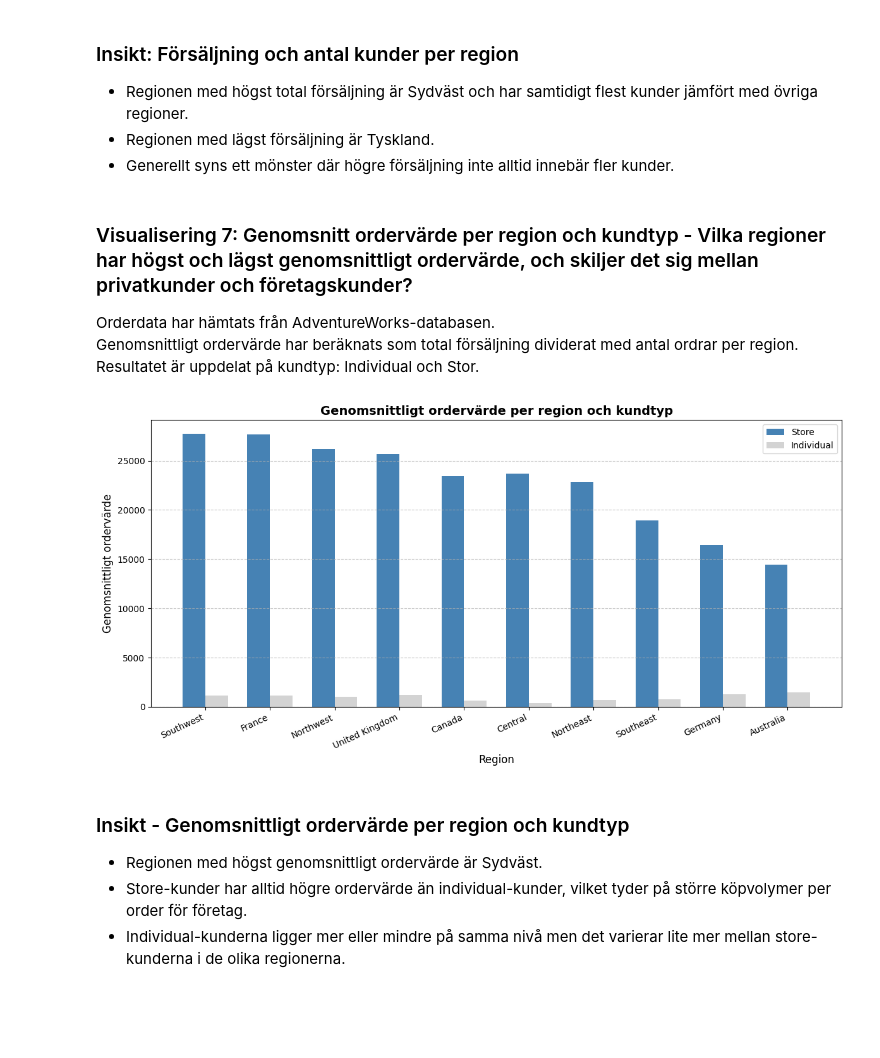
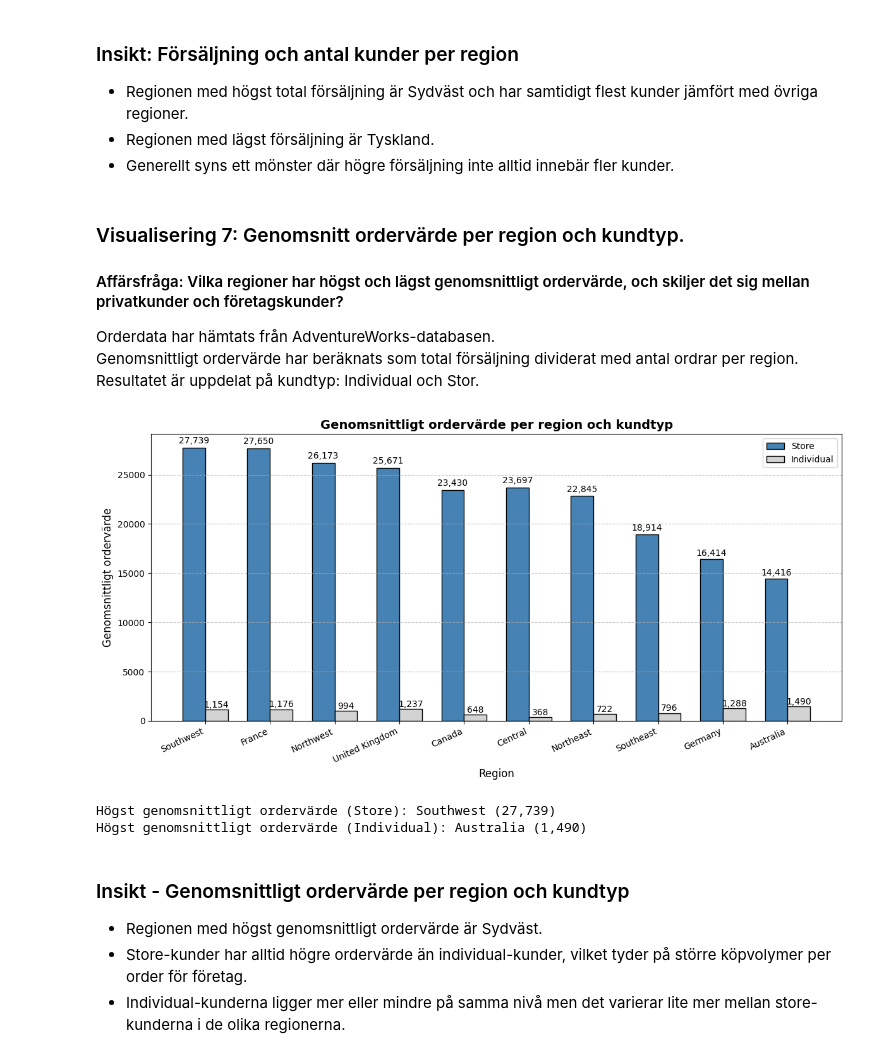
Before and after one commit to Linda6444/AdventureWorks_analysis, a Jupyter notebook: notebooks/AdventureWorks_analysis.ipynb, the cells around one changed output. Cells and saved outputs as stored; diff of their text form; code cells hidden in the pictures; blank space fills up the shorter version.

```diff
--- a/notebooks/AdventureWorks_analysis.ipynb
+++ b/notebooks/AdventureWorks_analysis.ipynb
@@ -344,10 +360,13 @@ Hämtade TotalSales per produkt från SalesOrderDetail, summerade, sorterade och
 query_vis5 = """
 SELECT TOP 10
     p.Name AS ProductName,
+    pc.Name AS CategoryName,
     SUM(sod.LineTotal) AS TotalSales
 FROM Sales.SalesOrderDetail AS sod
 INNER JOIN Production.Product AS p ON sod.ProductID = p.ProductID
-GROUP BY p.Name
+INNER JOIN Production.ProductSubcategory AS psc ON p.ProductSubcategoryID = psc.ProductSubcategoryID
+INNER JOIN Production.ProductCategory AS pc ON psc.ProductCategoryID = pc.ProductCategoryID
+GROUP BY p.Name, pc.Name
 ORDER BY TotalSales DESC;
 """
 
@@ -357,7 +376,6 @@ top_product = df_vis5.iloc[0]['ProductName']
 top_sales = df_vis5.iloc[0]['TotalSales']
 print(f"Top 1 produkt: {top_product} ({top_sales:,.0f})")
 
-display(df_vis5)
 
 fig, ax = plt.subplots(figsize=(10,6))
 bars = ax.barh(df_vis5['ProductName'], df_vis5['TotalSales'], color='skyblue', edgecolor='black', alpha=0.8)
@@ -365,13 +383,12 @@ ax.invert_yaxis()
 
 for bar in bars:
     width = bar.get_width()
-    ax.text(width, bar.get_y() + bar.get_height()/2, f'{width:,.0f}', va='center')
+    ax.text(width + top_sales*0.01, bar.get_y() + bar.get_height()/2, f'{width:,.0f}', va='center', fontsize=10)
 
 ax.set_title('Top 10 produkter efter försäljning', fontsize=14, fontweight='bold')
 ax.set_xlabel('Total försäljning', fontsize=12)
 ax.set_ylabel('Produkt', fontsize=12)
 
-plt.yticks(rotation=25)
 plt.tight_layout()
 plt.show()
 # %% [output]
@@ -451,13 +474,14 @@ plt.show()
 - Regionen med lägst försäljning är Tyskland.
 - Generellt syns ett mönster där högre försäljning inte alltid innebär fler kunder.
 # %% [markdown]
-### Visualisering 7: Genomsnitt ordervärde per region och kundtyp - Vilka regioner har högst och lägst genomsnittligt ordervärde, och skiljer det sig mellan privatkunder och företagskunder?
+### Visualisering 7: Genomsnitt ordervärde per region och kundtyp.
+
+#### Affärsfråga: Vilka regioner har högst och lägst genomsnittligt ordervärde, och skiljer det sig mellan privatkunder och företagskunder?
 
 Orderdata har hämtats från AdventureWorks-databasen.
 Genomsnittligt ordervärde har beräknats som total försäljning dividerat med antal ordrar per region.
 Resultatet är uppdelat på kundtyp: Individual och Stor.
 # %%
-
 query_vis7 = """
 SELECT
     st.Name AS Region,
@@ -475,43 +499,53 @@ GROUP BY
     st.Name,
     CASE
         WHEN c.StoreID IS NOT NULL THEN 'Store'
         ELSE 'Individual'
     END
 """
 
 df_vis7 = query_df(query_vis7)
 
-
-pivot_df = df_vis7.pivot(index='Region', columns='CustomerType', values='AvgOrderValue')
-
-pivot_df = pivot_df.fillna(0)
-
+pivot_df = df_vis7.pivot(index='Region', columns='CustomerType', values='AvgOrderValue').fillna(0)
 pivot_df['Total'] = pivot_df['Store'] + pivot_df['Individual']
-
 pivot_df = pivot_df.sort_values('Total', ascending=False).reset_index()
 
 x = np.arange(len(pivot_df))
 width = 0.35
 
-
 fig, ax = plt.subplots(figsize=(12,6))
 
-bars1 = ax.bar(x - width/2, pivot_df['Store'], width, label='Store', color='steelblue')
-bars2 = ax.bar(x + width/2, pivot_df['Individual'], width, label='Individual', color='lightgrey')
+bars1 = ax.bar(x - width/2, pivot_df['Store'], width, label='Store', color='steelblue', edgecolor='black')
+bars2 = ax.bar(x + width/2, pivot_df['Individual'], width, label='Individual', color='lightgrey', edgecolor='black')
+
+for bar in bars1:
+    height = bar.get_height()
+    ax.text(bar.get_x() + bar.get_width()/2, height*1.01, f'{height:,.0f}', ha='center', va='bottom')
+
+for bar in bars2:
+    height = bar.get_height()
+    ax.text(bar.get_x() + bar.get_width()/2, height*1.01, f'{height:,.0f}', ha='center', va='bottom')
 
 ax.set_title('Genomsnittligt ordervärde per region och kundtyp', fontsize=14, fontweight='bold')
 ax.set_xlabel('Region', fontsize=12)
 ax.set_ylabel('Genomsnittligt ordervärde', fontsize=12)
 ax.set_xticks(x)
 ax.set_xticklabels(pivot_df['Region'], rotation=25, ha='right')
 
 ax.legend()
 ax.grid(axis='y', linestyle='--', alpha=0.7)
 
 plt.tight_layout()
 plt.show()
+
+max_store = pivot_df.loc[pivot_df['Store'].idxmax()]
+max_individual = pivot_df.loc[pivot_df['Individual'].idxmax()]
+
+print(f"Högst genomsnittligt ordervärde (Store): {max_store['Region']} ({max_store['Store']:,.0f})")
+print(f"Högst genomsnittligt ordervärde (Individual): {max_individual['Region']} ({max_individual['Individual']:,.0f})")
 # %% [output]
-[figure, old version]
+[figure, new version]
+Högst genomsnittligt ordervärde (Store): Southwest (27,739)
+Högst genomsnittligt ordervärde (Individual): Australia (1,490)
 # %% [markdown]
 ### Insikt - Genomsnittligt ordervärde per region och kundtyp
 
```
Also changed, not shown: parts of 14 cells of this notebook.
